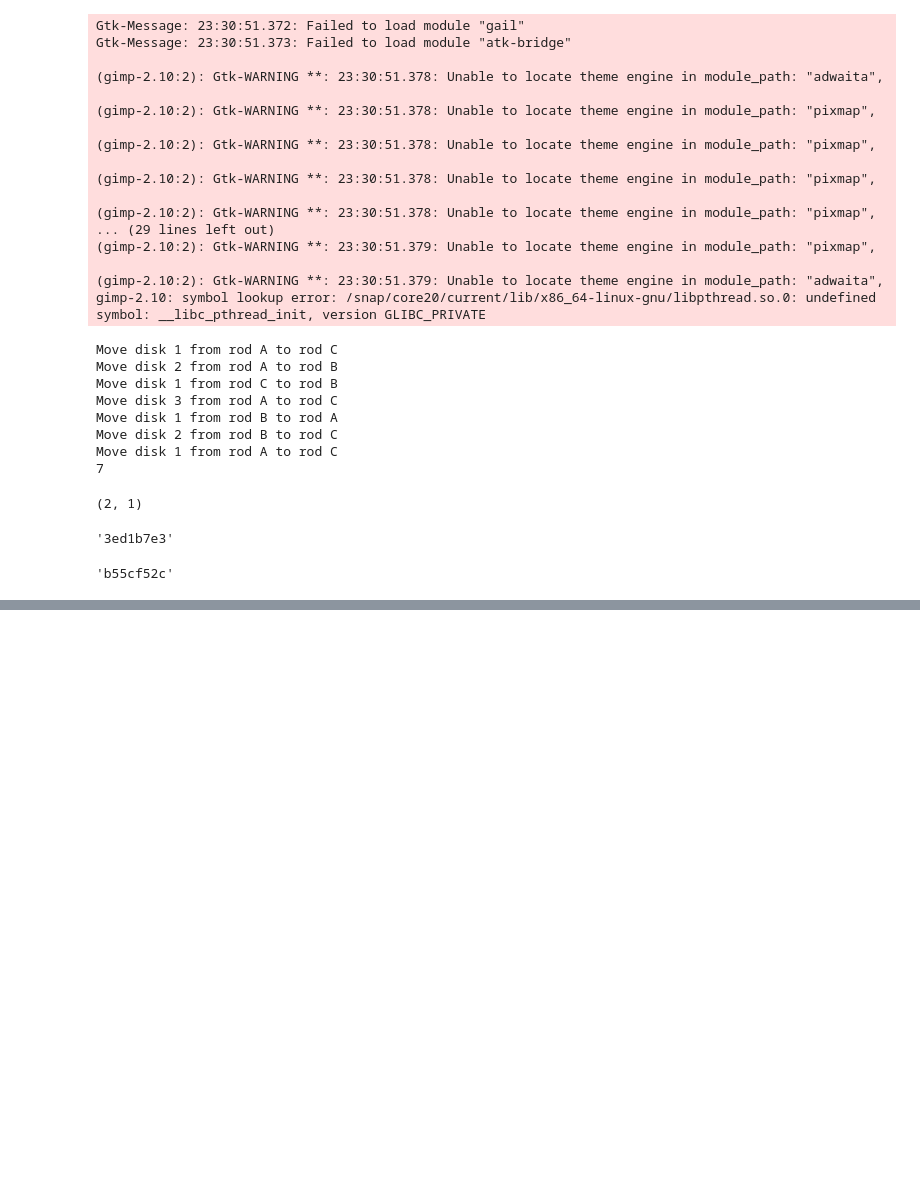
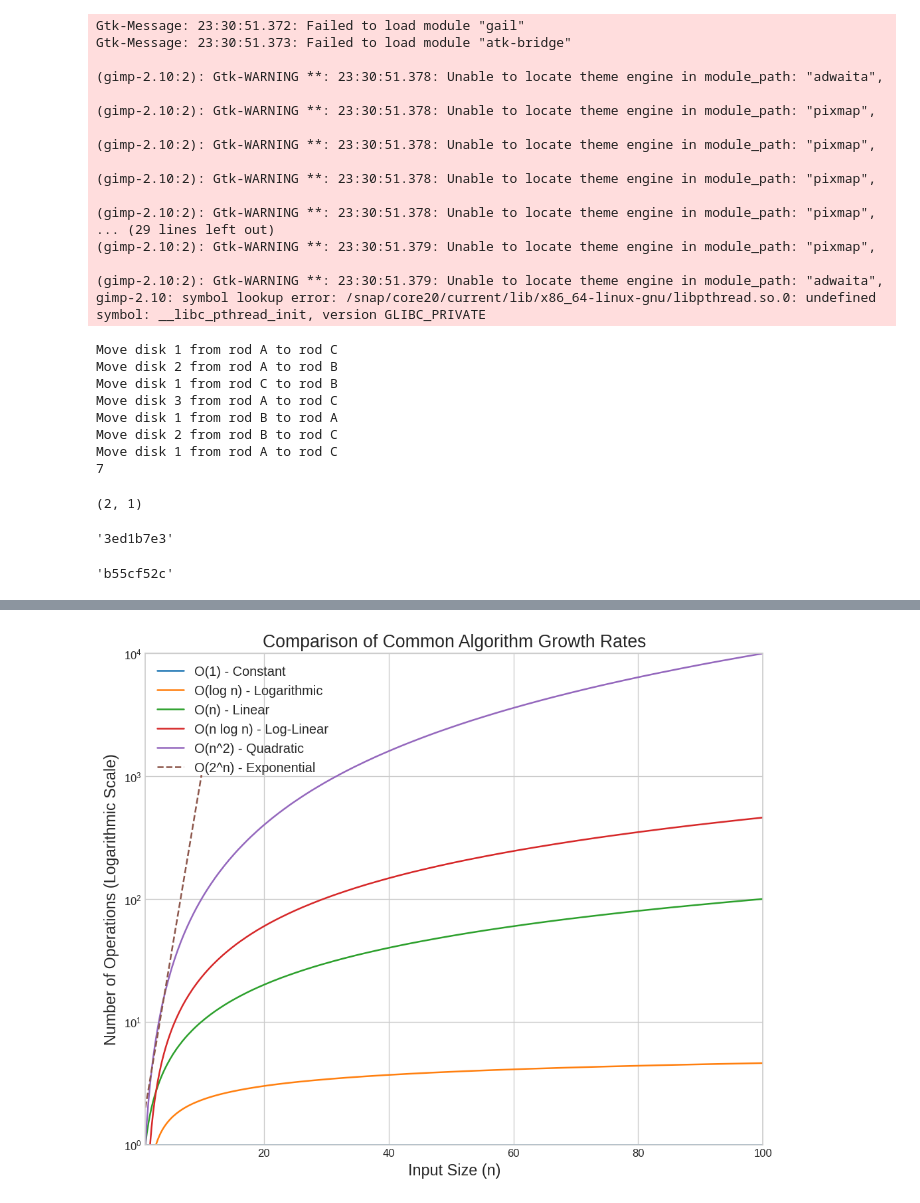
Before and after one commit to NirjharDebnath/Fourier, a Jupyter notebook: test.ipynb, the cells around one changed output, grey strips where cells are left out. Saved outputs shown, nothing was run; the diff lists cells and outputs as text; code cells hidden in the pictures; blank space fills up the shorter version.

```diff
--- a/test.ipynb
+++ b/test.ipynb
@@ -149,0 +402,50 @@ hash_key
+# %%
+import numpy as np
+import matplotlib.pyplot as plt
+
+# Set up the range for n
+n = np.linspace(1, 100, 400) # Input size from 1 to 100
+
+# Define the complexity functions
+# We use 'where' to avoid log(0) issues, although our range starts at 1.
+# Small constants are added to some functions for better visualization separation.
+c = {
+    'O(1)': np.ones_like(n),
+    'O(log n)': np.log(n),
+    'O(n)': n,
+    'O(n log n)': n * np.log(n),
+    'O(n^2)': n**2,
+    'O(2^n)': 2**n
+}
+
+# Use a professional plot style
+plt.style.use('seaborn-v0_8-whitegrid')
+fig, ax = plt.subplots(figsize=(10, 8), dpi=120)
+
+# Plot each function
+ax.plot(n, c['O(1)'], label='O(1) - Constant')
+ax.plot(n, c['O(log n)'], label='O(log n) - Logarithmic')
+ax.plot(n, c['O(n)'], label='O(n) - Linear')
+ax.plot(n, c['O(n log n)'], label='O(n log n) - Log-Linear')
+ax.plot(n, c['O(n^2)'], label='$O(n^2)$ - Quadratic')
+# For the exponential function, we plot on a much smaller range to keep it visible
+n_exp = np.linspace(1, 10, 100)
+ax.plot(n_exp, 2**n_exp, label='$O(2^n)$ - Exponential', linestyle='--')
+
+
+# Set plot scale and limits
+# A logarithmic scale is crucial for comparing these functions
+ax.set_yscale('log')
+ax.set_xlim(1, 100)
+ax.set_ylim(1, 10**4) # Set y-limit to keep the plot tidy
+
+# Add labels and title
+ax.set_xlabel('Input Size (n)', fontsize=14)
+ax.set_ylabel('Number of Operations (Logarithmic Scale)', fontsize=14)
+ax.set_title('Comparison of Common Algorithm Growth Rates', weight="bold", fontsize=16)
+ax.legend(fontsize=12)
+
+# Show the plot
+plt.show()
+# %% [output]
+[figure, added]
```
Also changed, not shown: parts of 8 cells of this notebook, 23 other files.
